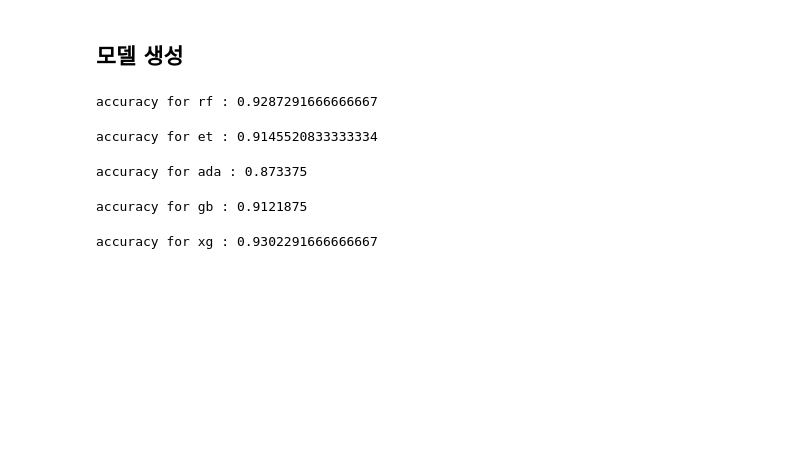
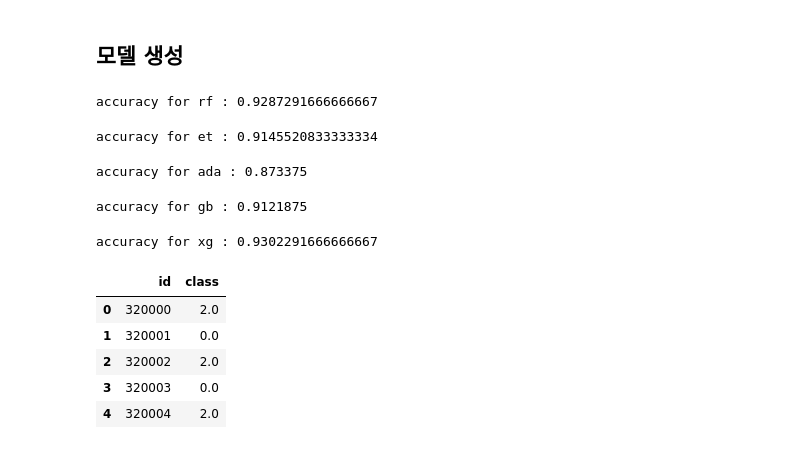
Before and after one commit to 777bareman777/dankook-data-analysis-AI-competition, a Jupyter notebook: exploratory data analysis, visualization - 0.93185 - xgb .ipynb, the cells around one changed output. Saved outputs shown, nothing was run; the diff lists cells and outputs as text; code cells hidden in the pictures; blank space fills up the shorter version.

```diff
--- a/exploratory data analysis, visualization - 0.93185 - xgb .ipynb
+++ b/exploratory data analysis, visualization - 0.93185 - xgb .ipynb
@@ -270,12 +270,12 @@ dataset.loc[dataset['class'] != -1].corr().style.background_gradient()
 from sklearn.model_selection import train_test_split
 
 # train set
-X = dataset.iloc[:df_train_len, :]
+X = dataset.loc[ dataset.index < df_train_len , :]
 X.drop(columns='class',inplace=True,axis=1)
-y = dataset.iloc[:df_train_len,9:10]
+y = dataset.loc[ dataset.index < df_train_len, 'class']
 
 # test set
-test = dataset.iloc[df_train_len:,:]
+test = dataset.loc[ dataset.index >= df_train_len, :]
 test.drop(columns='class', inplace=True,axis=1)
 
 # train set split
@@ -400,7 +400,14 @@ print('accuracy for xg :', accuracy_score(y_test,p))
 # %% [output]
 accuracy for xg : 0.9302291666666667
 # %%
-p = xg.predict(test)
+p = xgb.predict(test)
 submission = pd.read_csv('../input/dankook/sample_submission.csv')
 submission['class'] = p
 submission.head()
+# %% [output]
+|  | id | class |
+| 0 | 320000 | 2.0 |
+| 1 | 320001 | 0.0 |
+| 2 | 320002 | 2.0 |
+| 3 | 320003 | 0.0 |
+| 4 | 320004 | 2.0 |
```
Also changed, not shown: parts of 1 cell of this notebook.
